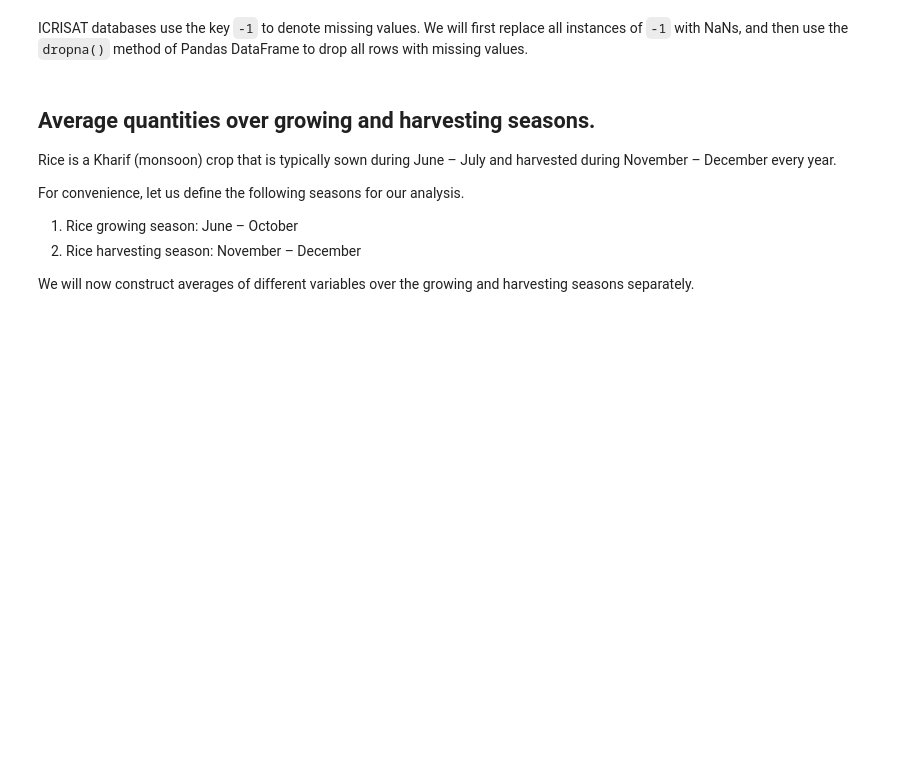
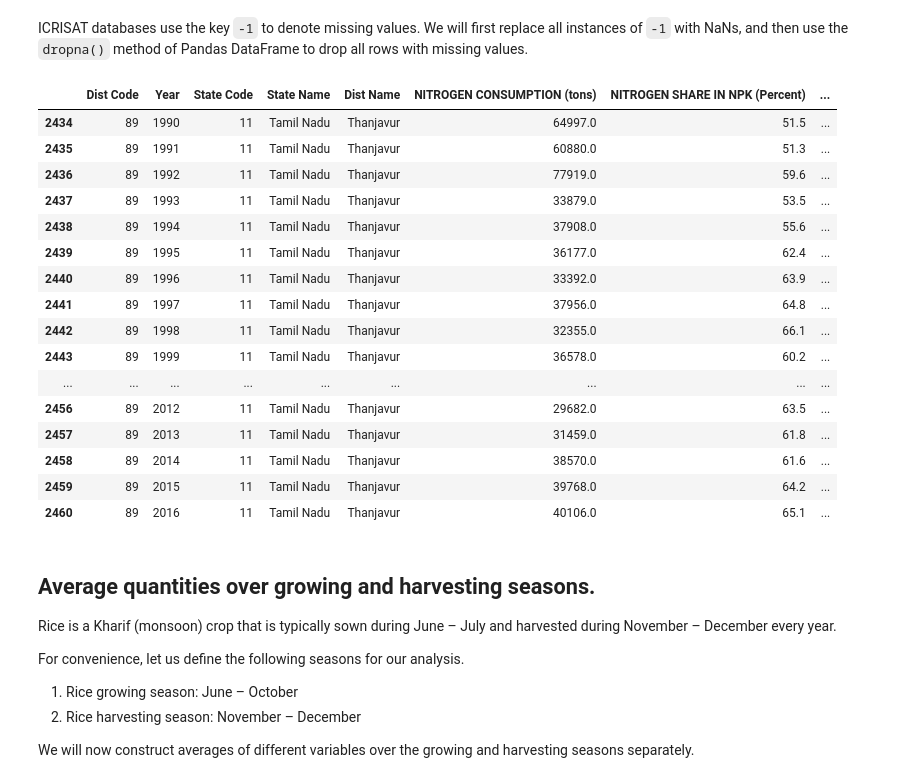
Before and after one commit to akshaysuresh1/may22-barrel, a Jupyter notebook: Data_prep/rice_prep.ipynb, the cells around one changed output. Drawn from its saved outputs; the diff is of its cells as text; code cells hidden in the pictures; blank space fills up the shorter version.

```diff
--- a/Data_prep/rice_prep.ipynb
+++ b/Data_prep/rice_prep.ipynb
@@ -64,6 +64,26 @@ df_npk.dropna(inplace=True)
 # %%
 # Drop rows (district, year) with zero gross cropped area.
 df_rice.drop(df_rice.loc[df_rice['RICE AREA (1000 ha)']<=0].index, inplace=True)
+# %%
+df_npk.loc[df_npk['Dist Name']=='Thanjavur']
+# %% [output]
+|  | Dist Code | Year | State Code | State Name | Dist Name | NITROGEN CONSUMPTION (tons) | NITROGEN SHARE IN NPK (Percent) | ... |
+| 2434 | 89 | 1990 | 11 | Tamil Nadu | Thanjavur | 64997.0 | 51.5 | ... |
+| 2435 | 89 | 1991 | 11 | Tamil Nadu | Thanjavur | 60880.0 | 51.3 | ... |
+| 2436 | 89 | 1992 | 11 | Tamil Nadu | Thanjavur | 77919.0 | 59.6 | ... |
+| 2437 | 89 | 1993 | 11 | Tamil Nadu | Thanjavur | 33879.0 | 53.5 | ... |
+| 2438 | 89 | 1994 | 11 | Tamil Nadu | Thanjavur | 37908.0 | 55.6 | ... |
+| 2439 | 89 | 1995 | 11 | Tamil Nadu | Thanjavur | 36177.0 | 62.4 | ... |
+| 2440 | 89 | 1996 | 11 | Tamil Nadu | Thanjavur | 33392.0 | 63.9 | ... |
+| 2441 | 89 | 1997 | 11 | Tamil Nadu | Thanjavur | 37956.0 | 64.8 | ... |
+| 2442 | 89 | 1998 | 11 | Tamil Nadu | Thanjavur | 32355.0 | 66.1 | ... |
+| 2443 | 89 | 1999 | 11 | Tamil Nadu | Thanjavur | 36578.0 | 60.2 | ... |
+| ... | ... | ... | ... | ... | ... | ... | ... | ... |
+| 2456 | 89 | 2012 | 11 | Tamil Nadu | Thanjavur | 29682.0 | 63.5 | ... |
+| 2457 | 89 | 2013 | 11 | Tamil Nadu | Thanjavur | 31459.0 | 61.8 | ... |
+| 2458 | 89 | 2014 | 11 | Tamil Nadu | Thanjavur | 38570.0 | 61.6 | ... |
+| 2459 | 89 | 2015 | 11 | Tamil Nadu | Thanjavur | 39768.0 | 64.2 | ... |
+| 2460 | 89 | 2016 | 11 | Tamil Nadu | Thanjavur | 40106.0 | 65.1 | ... |
 # %% [markdown]
 ## Average quantities over growing and harvesting seasons.
 
```
Also changed, not shown: parts of 5 cells of this notebook, 3 other files.
